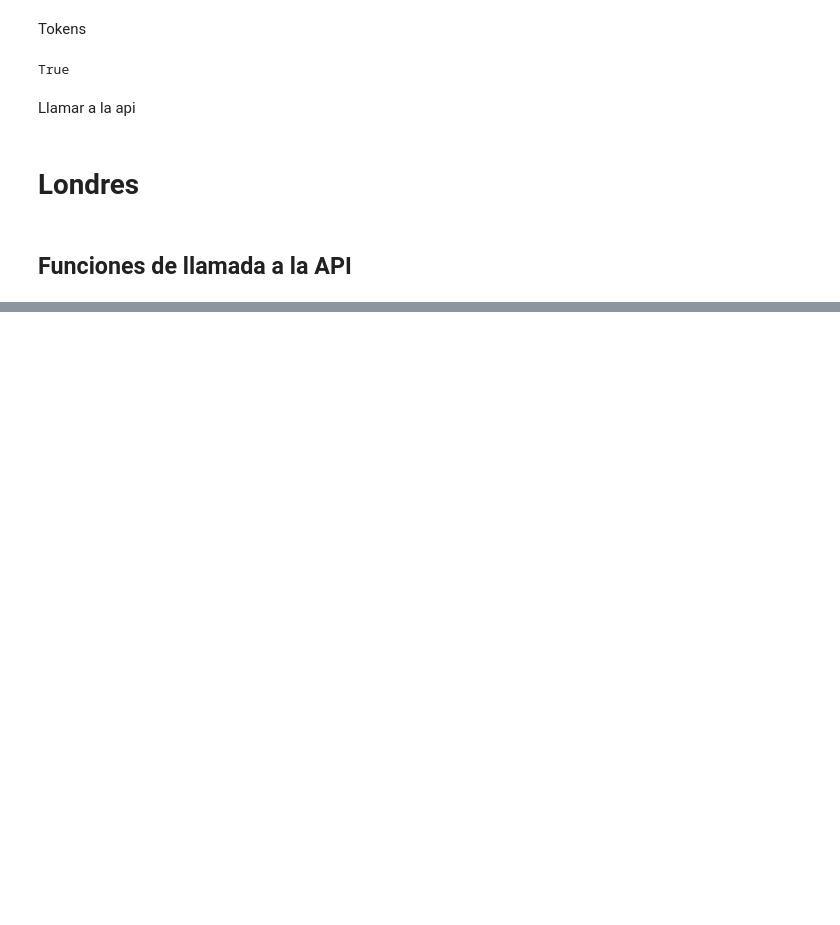
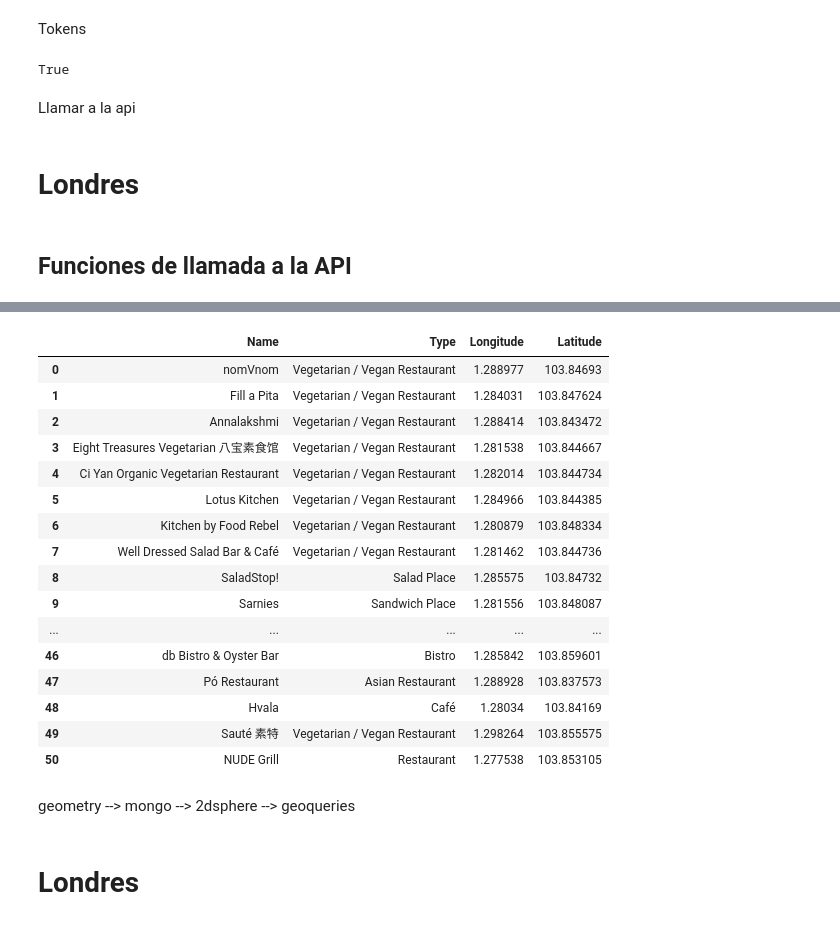
Before and after one commit to jaimecabanyes/Mi_trabajo_4, a Jupyter notebook: Llamada a la API.ipynb, the cells around one changed output, grey strips where cells are left out. Saved outputs shown, nothing was run; the diff lists cells and outputs as text; code cells hidden in the pictures; blank space fills up the shorter version.

```diff
--- a/Llamada a la API.ipynb
+++ b/Llamada a la API.ipynb
@@ -122,0 +53,24 @@ a = escoger_datos(Nurs)
+# %%
+def escoger_datos(response):
+    name = []
+    type_ = []
+    lat = []
+    lng = []
+    for i in response:
+        name.append(i["venue"]["name"])
+    for i in response:
+        type_.append(i["venue"]["categories"][0]["name"])
+    for i in response:
+        lng.append(i["venue"]["location"]["lng"])
+    for i in response:
+        lat.append(i["venue"]["location"]["lat"])
+    for i in response:
+
+    response2 = [name , type_, lat, lng]
+
+    return response2
+# %%
+def crear_df(response2):
+    df = pd.DataFrame(response2).T
+    df1 = df.rename(columns = {0:"Name", 1:"Type", 2:"Longitude", 3:"Latitude"})
+    return df1
@@ -122,0 +83,2 @@ a = escoger_datos(Nurs)
+# %%
+a = llamada_API(url, singapore_loc, "vegan")
@@ -122,0 +104,26 @@ a = escoger_datos(Nurs)
+# %%
+b = escoger_datos(a)
+# %%
+crear_df(b)
+# %% [output]
+|  | Name | Type | Longitude | Latitude |
+| 0 | nomVnom | Vegetarian / Vegan Restaurant | 1.288977 | 103.84693 |
+| 1 | Fill a Pita | Vegetarian / Vegan Restaurant | 1.284031 | 103.847624 |
+| 2 | Annalakshmi | Vegetarian / Vegan Restaurant | 1.288414 | 103.843472 |
+| 3 | Eight Treasures Vegetarian 八宝素食馆 | Vegetarian / Vegan Restaurant | 1.281538 | 103.844667 |
+| 4 | Ci Yan Organic Vegetarian Restaurant | Vegetarian / Vegan Restaurant | 1.282014 | 103.844734 |
+| 5 | Lotus Kitchen | Vegetarian / Vegan Restaurant | 1.284966 | 103.844385 |
+| 6 | Kitchen by Food Rebel | Vegetarian / Vegan Restaurant | 1.280879 | 103.848334 |
+| 7 | Well Dressed Salad Bar & Café | Vegetarian / Vegan Restaurant | 1.281462 | 103.844736 |
+| 8 | SaladStop! | Salad Place | 1.285575 | 103.84732 |
+| 9 | Sarnies | Sandwich Place | 1.281556 | 103.848087 |
+| ... | ... | ... | ... | ... |
+| 46 | db Bistro & Oyster Bar | Bistro | 1.285842 | 103.859601 |
+| 47 | Pó Restaurant | Asian Restaurant | 1.288928 | 103.837573 |
+| 48 | Hvala | Café | 1.28034 | 103.84169 |
+| 49 | Sauté 素特 | Vegetarian / Vegan Restaurant | 1.298264 | 103.855575 |
+| 50 | NUDE Grill | Restaurant | 1.277538 | 103.853105 |
+# %% [markdown]
+geometry --> mongo --> 2dsphere --> geoqueries
+# %% [markdown]
+# Londres
```
Also changed, not shown: parts of 15 cells of this notebook.
